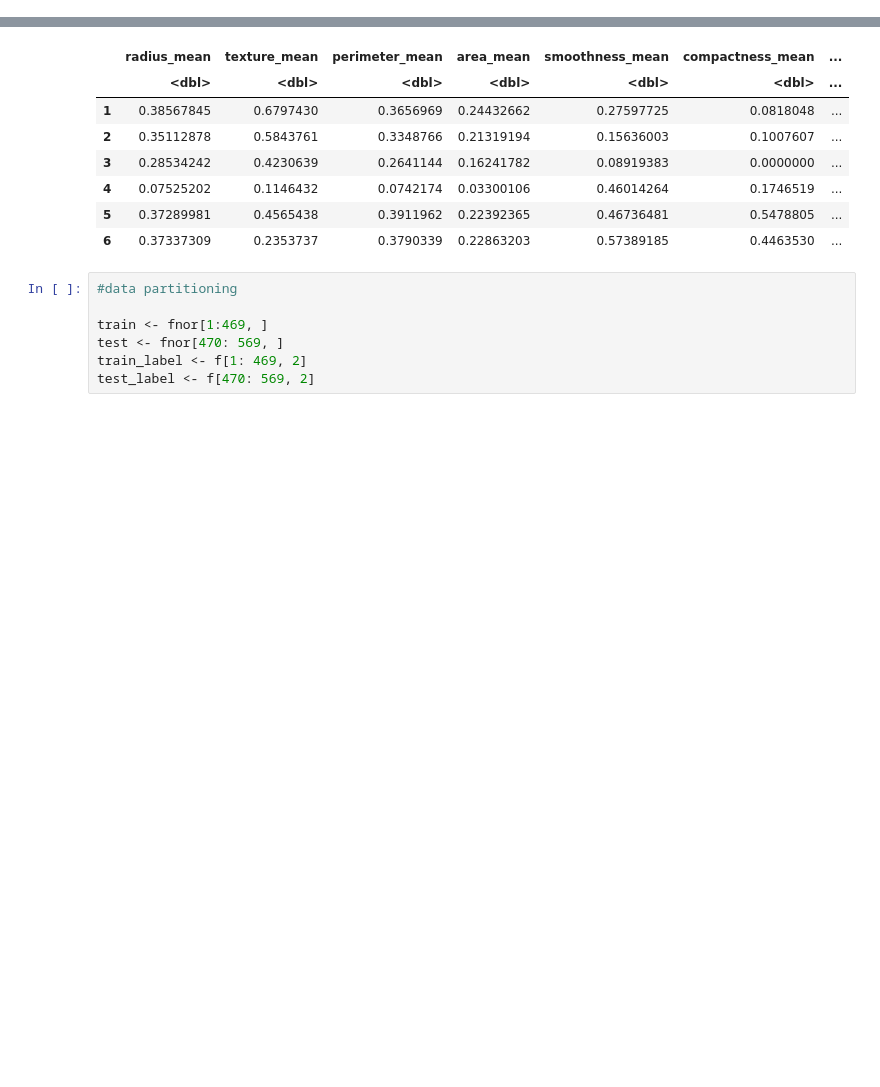
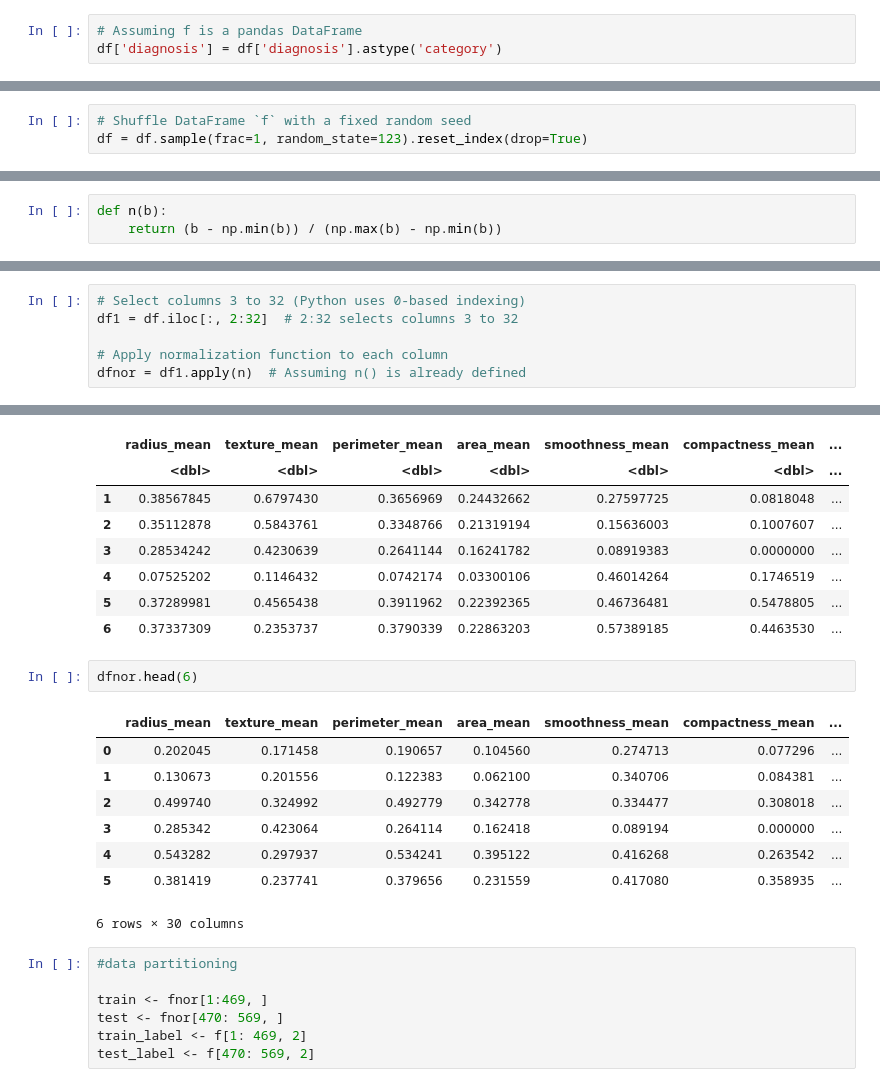
Before and after one commit to arya2004/data-science, a Jupyter notebook: projects/07.ipynb, the cells around one changed output, grey strips where cells are left out. Drawn from its saved outputs; the diff is of its cells as text; blank space fills up the shorter version.

Commit message:
Update 07.ipynb
This is the updated resolution as said by the manager to keep the R code along with the updated Python One #14 resolved

```diff
--- a/projects/07.ipynb
+++ b/projects/07.ipynb
@@ -16,18 +32,33 @@ A data.frame: 6 × 32
 # %%
 f$diagnosis <- as.factor(f$diagnosis)
+# %%
+# Assuming f is a pandas DataFrame
+df['diagnosis'] = df['diagnosis'].astype('category')
 # %%
 # Shuffle Data
 set.seed(123)
 f <- f[sample(nrow(f)), ]
+# %%
+# Shuffle DataFrame `f` with a fixed random seed
+df = df.sample(frac=1, random_state=123).reset_index(drop=True)
 # %%
 n <- function(b)
     {
         (b - min(b)) / (max(b) - min(b))
     }
+# %%
+def n(b):
+    return (b - np.min(b)) / (np.max(b) - np.min(b))
 # %%
 # apply func on 3 to 32 columns
 f1 <- f[, 3 : 32]
 fnor <- as.data.frame(lapply(f1, n))
+# %%
+# Select columns 3 to 32 (Python uses 0-based indexing)
+df1 = df.iloc[:, 2:32]  # 2:32 selects columns 3 to 32
+
+# Apply normalization function to each column
+dfnor = df1.apply(n)  # Assuming n() is already defined
 # %%
 head(fnor)
 # %% [output]
@@ -40,6 +71,17 @@ A data.frame: 6 × 30
 | 4 | 0.07525202 | 0.1146432 | 0.0742174 | 0.03300106 | 0.46014264 | 0.1746519 | ... |
 | 5 | 0.37289981 | 0.4565438 | 0.3911962 | 0.22392365 | 0.46736481 | 0.5478805 | ... |
 | 6 | 0.37337309 | 0.2353737 | 0.3790339 | 0.22863203 | 0.57389185 | 0.4463530 | ... |
+# %%
+dfnor.head(6)
+# %% [output]
+|  | radius_mean | texture_mean | perimeter_mean | area_mean | smoothness_mean | compactness_mean | ... |
+| 0 | 0.202045 | 0.171458 | 0.190657 | 0.104560 | 0.274713 | 0.077296 | ... |
+| 1 | 0.130673 | 0.201556 | 0.122383 | 0.062100 | 0.340706 | 0.084381 | ... |
+| 2 | 0.499740 | 0.324992 | 0.492779 | 0.342778 | 0.334477 | 0.308018 | ... |
+| 3 | 0.285342 | 0.423064 | 0.264114 | 0.162418 | 0.089194 | 0.000000 | ... |
+| 4 | 0.543282 | 0.297937 | 0.534241 | 0.395122 | 0.416268 | 0.263542 | ... |
+| 5 | 0.381419 | 0.237741 | 0.379656 | 0.231559 | 0.417080 | 0.358935 | ... |
+6 rows × 30 columns
 # %%
 #data partitioning
 
```
Also changed, not shown: parts of 10 cells of this notebook.
